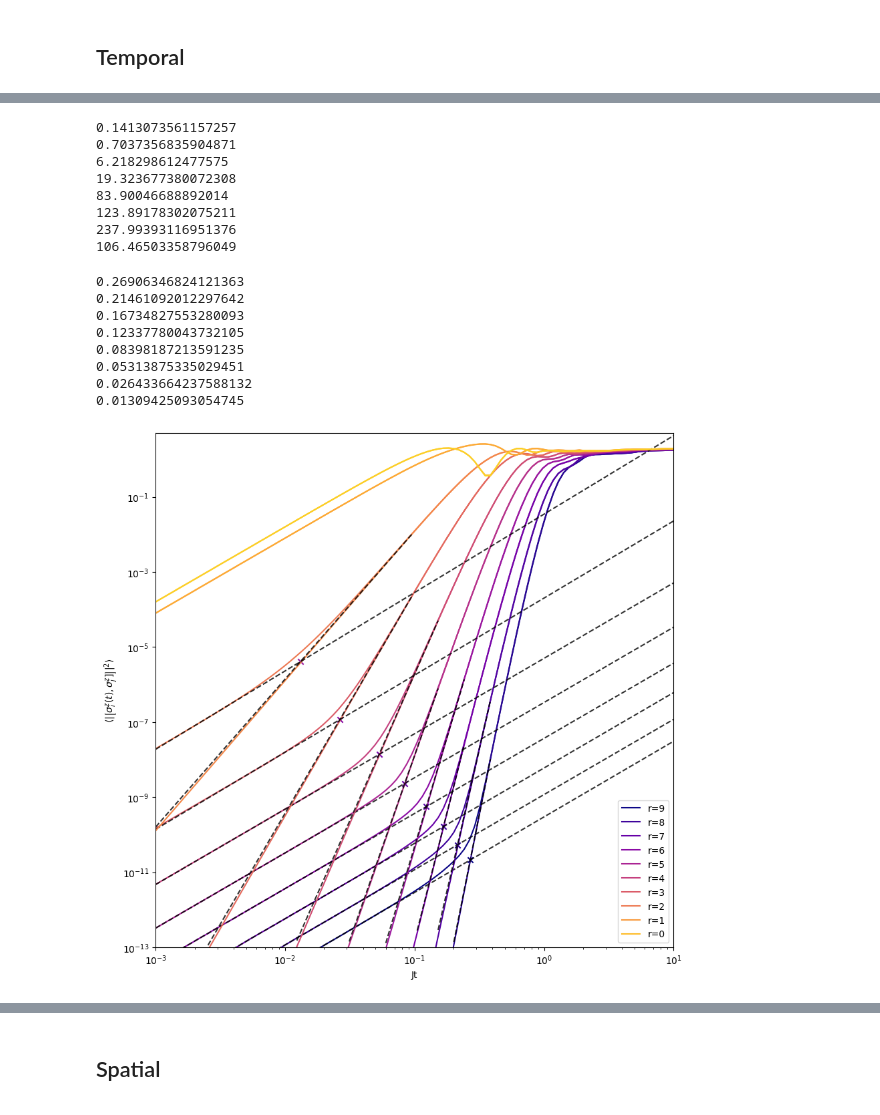
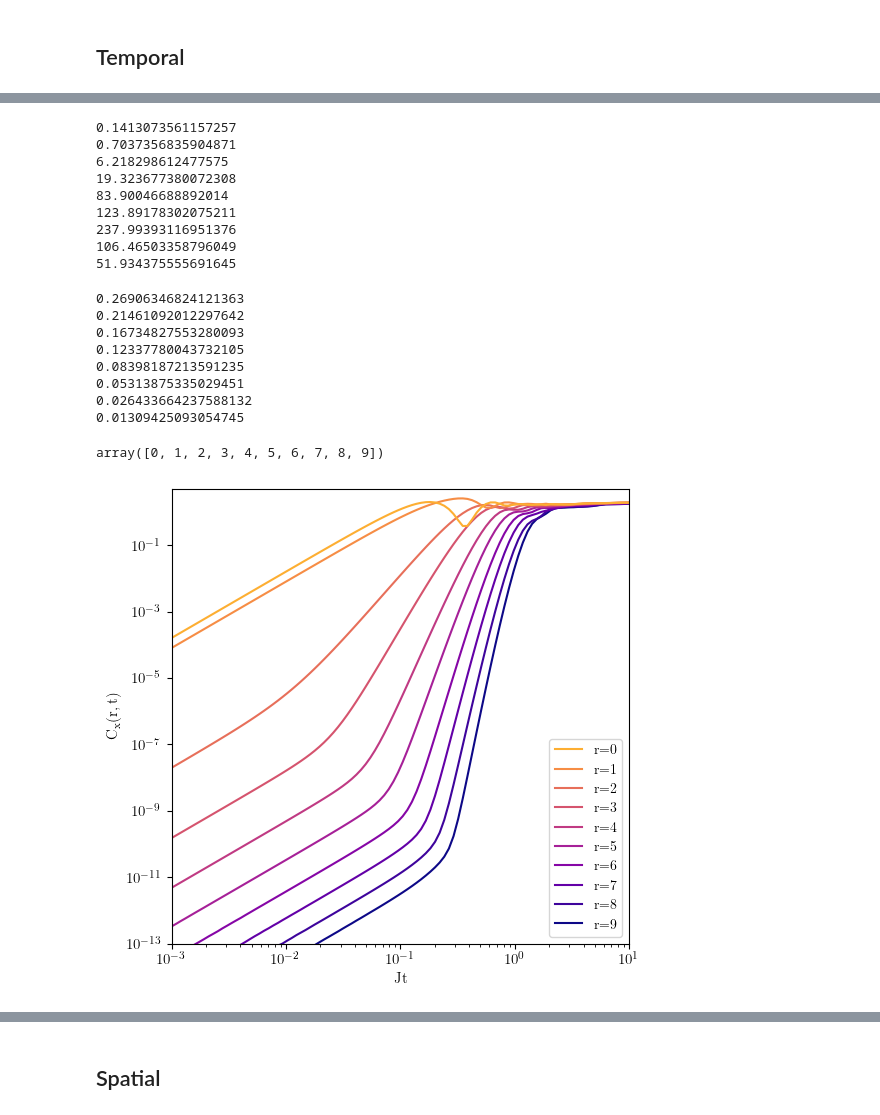
Before and after one commit to mkm2/WorkingFolder, a Jupyter notebook: final_runs/chapter_3/Krylov/ShortTimes.ipynb, the cells around one changed output, grey strips where cells are left out. Drawn from its saved outputs; the diff is of its cells as text; code cells hidden in the pictures.

```diff
--- a/final_runs/chapter_3/Krylov/ShortTimes.ipynb
+++ b/final_runs/chapter_3/Krylov/ShortTimes.ipynb
@@ -135,0 +232,3 @@ RuntimeError: Optimal parameters not found: Number of calls to function has reac
+# %%
+for j in range(0,9):
+    print(popt_zz[j][0]*(9-j)**12)
@@ -236,6 +489,6 @@ for j in range(0,8):
 # %%
-for j in range(0,8):
-    print(popt[j][0]*(9-j)**12)
+for j in range(0,9):
+    print(popt_xx[j][0]*(9-j)**12)
 # %% [output]
 84.45991172748792
 80.81778636177727
@@ -260,6 +511,6 @@ array([0, 1, 2, 3, 4, 5, 6, 7, 8, 9])
 # %%
-for j in range(0,8):
-    print(popt_nn[j][0])
+for j in range(0,9):
+    print(popt_xx_nn[j][0])
 # %% [output]
 0.1413073561157257
 0.7037356835904871
@@ -269,11 +520,14 @@ for j in range(0,8):
 123.89178302075211
 237.99393116951376
 106.46503358796049
+51.934375555691645
 # %%
-tcut = np.zeros(8)
+tcut_xx = np.zeros(8)
+Tindx = []
 for j in range(0,8):
-    tcut[j] = (popt[j][0]/popt_nn[j][0])**(1/(popt_nn[j][1]-popt[j][1]))
-    print(tcut[j])
+    tcut_xx[j] = (popt_xx[j][0]/popt_xx_nn[j][0])**(1/(popt_xx_nn[j][1]-popt_xx[j][1]))
+    print(tcut_xx[j])
+    Tindx.append(np.argmin(np.abs(tcut_xx[j]-T)))
 # %% [output]
 0.26906346824121363
 0.21461092012297642
@@ -283,28 +537,35 @@ for j in range(0,8):
 0.05313875335029451
 0.026433664237588132
 0.01309425093054745
+# %%
+np.arange(0,N//2+1,1)
+# %% [output]
+array([0, 1, 2, 3, 4, 5, 6, 7, 8, 9])
 # %%
-NUM_COLORS = N+2
+NUM_COLORS = N//2+2
 cm = plt.get_cmap('plasma')
 cNorm  = colors.Normalize(vmin=0, vmax=NUM_COLORS)
 scalarMap = mplcm.ScalarMappable(norm=cNorm, cmap=cm)
-fig = plt.figure(figsize=(10,10))
+fig = plt.figure(figsize=set_size())
 ax = fig.add_subplot(111)
 ax.set_prop_cycle(color=[scalarMap.to_rgba(i) for i in range(NUM_COLORS)])
 ax.set_xscale("log")
 ax.set_yscale("log")
 for j in range(0,N//2+1):
     ax.plot(T,red_xx[:,j],label="r={}".format(rvals[j]))
-    ax.plot(T,red_xx_nn[:,j])
-    if j <= 7:
-        ax.plot(T[tfitmin[j]:],model(T[tfitmin[j]:],popt[j][0],popt[j][1]),color="black",alpha=0.8,ls="dashed")
-        ax.plot(T[tfitmin_nn[j]:tfitmax_nn[j]],model(T[tfitmin_nn[j]:tfitmax_nn[j]],popt_nn[j][0],popt_nn[j][1]),color="black",alpha=0.8,ls="dashed")
-        ax.scatter(tcut[j],model(tcut[j],popt[j][0],popt[j][1]),marker="x")
-ax.legend(loc="lower right")
-ax.set_xlabel("Jt")
-ax.set_ylabel(r"$\langle\left|\left[\sigma_i^z(t),\sigma_j^z]\right]\right|^2\rangle$")
+    #ax.plot(T,red_xx_nn[:,j])
+    #if j <= 7:
+    #    ax.plot(T[tfitmin[j]:],model(T[tfitmin[j]:],popt[j][0],popt[j][1]),color="black",alpha=0.8,ls="dashed")
+    #    ax.plot(T[tfitmin_nn[j]:tfitmax_nn[j]],model(T[tfitmin_nn[j]:tfitmax_nn[j]],popt_nn[j][0],popt_nn[j][1]),color="black",alpha=0.8,ls="dashed")
+    #    ax.scatter(tcut[j],model(tcut[j],popt[j][0],popt[j][1]),marker="x",c="black")
+
+handles, labels = plt.gca().get_legend_handles_labels()
+order = np.flip(np.arange(0,N//2+1,1))
+ax.legend([handles[idx] for idx in order],[labels[idx] for idx in order])
+ax.set_xlabel(r"Jt")
+ax.set_ylabel(r"$\mathrm{C_x(r,t)}$")
 ax.set_xlim(1e-3,10)
 ax.set_ylim(1e-13,5)
 plt.show()
 # %% [output]
-[figure, old version]
+[figure, new version]
```
Also changed, not shown: parts of 45 cells of this notebook, 7 other files.
